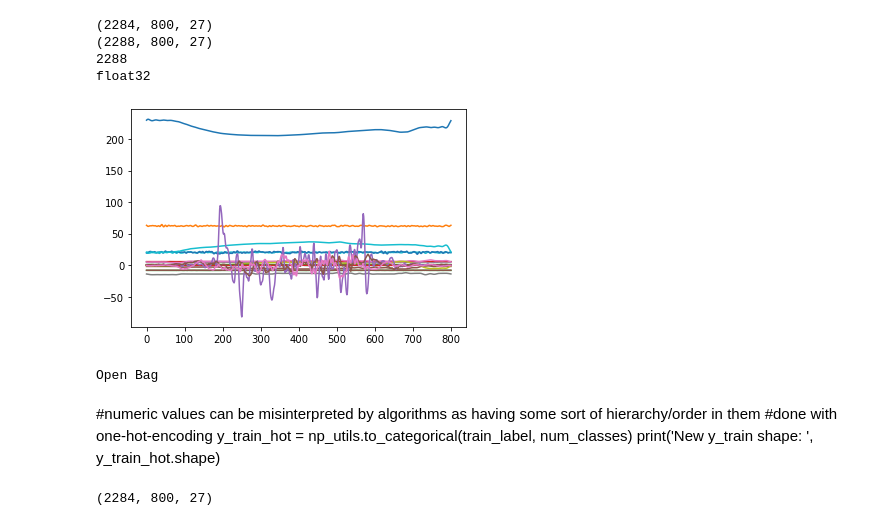
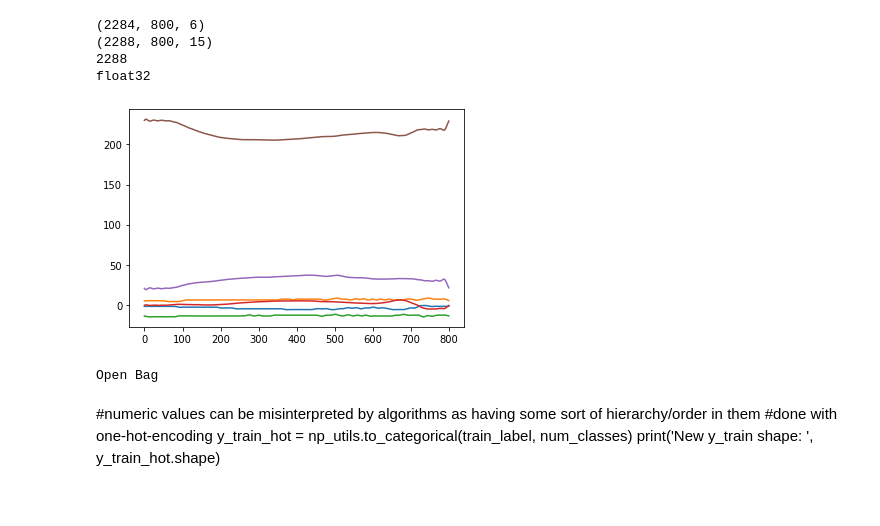
Before and after one commit to stumbi/medical_data_science, a Jupyter notebook: notebooks/DeepNN_test2.ipynb, the cells around one changed output. Cells and saved outputs as stored; diff of their text form; code cells hidden in the pictures.

```diff
--- a/notebooks/DeepNN_test2.ipynb
+++ b/notebooks/DeepNN_test2.ipynb
@@ -125,41 +124,56 @@ test_label = np.load('../data/testing/testLabels.npy')
 #create input feature vector
 
 #train vector
-train_data = [train_gyr, train_mag, train_lin, trainJins_acc, trainJins_gyr, trainMS_acc, trainMS_gyr]
+train_data_phone = [train_gyr, train_mag, train_lin]
 
-train_features = np.append(train_acc, train_gra, axis=2)
-for i in train_data:
-    train_features = np.append(train_features, i, axis=2)
 
-print(train_features.shape)
+train_features_phone = np.append(train_acc, train_gra, axis=2)
+for i in train_data_phone:
+    train_features_phone = np.append(train_features_phone, i, axis=2)
+
+train_features_watch = np.append(trainMS_acc, trainMS_gyr, axis=2)
+train_features_glasses = np.append(trainJins_acc, trainJins_gyr, axis=2)
+
+
+print(train_features_watch.shape)
 #print(train_features)
 
 
 #test vector
-test_data = [ test_gyr, test_mag, test_lin, testJins_acc, testJins_gyr, testMS_acc, testMS_gyr]
-test_features = np.append(test_acc, test_gra, axis =2)
-for i in test_data:
-    test_features = np.append(test_features, i, axis=2)
+test_data_phone = [test_gyr, test_mag, test_lin]
+test_data_watch = [testMS_acc, testMS_gyr]
+test_data_glasses = [testJins_acc, testJins_gyr]
 
-print(test_features.shape)
-print(test_features.shape[0])
-print(test_features.dtype)
+
+test_features_phone = np.append(test_acc, test_gra, axis=2)
+for i in test_data_phone:
+    test_features_phone = np.append(test_features_phone, i, axis=2)
+
+test_features_watch = np.append(testMS_acc, testMS_gyr, axis=2)
+test_features_glasses = np.append(testJins_acc, testJins_gyr, axis=2)
+
+
+
+print(test_features_phone.shape)
+print(test_features_phone.shape[0])
+print(test_features_phone.dtype)
+
 #print(test_features[0])
 # %% [output]
-(2284, 800, 27)
-(2288, 800, 27)
+(2284, 800, 6)
+(2288, 800, 15)
 2288
 float32
 # %%
 #print(test_label)
 #print(train_features)
 #all samples of first activity
 n = 18
-plt.plot(train_features[n])
+plt.plot(train_features_glasses[n])
 plt.show()
 print(labeldict[n])
 # %% [output]
-[figure, old version]
+[figure, new version]
 Open Bag
 # %% [markdown]
 #numeric values can be misinterpreted by algorithms as having some sort of hierarchy/order in them
@@ -182,12 +196,13 @@ print('New y_train shape: ', y_train_hot.shape)
 #(output: integer for human activity (0-54))
 
 #training data:
-X_train = train_features
+X_train_phone = train_features_phone
+X_train_watch = train_features_watch
+X_train_glasses = train_features_glasses
 Y_train = train_label
 
-print(X_train.shape)
-X_test = test_features
+X_test_phone = test_features_phone
+X_test_watch = test_features_watch
+X_test_glasses = test_features_glasses
 Y_test = test_label
-# %% [output]
-(2284, 800, 27)
 # %%
```
Also changed, not shown: parts of 6 cells of this notebook.
